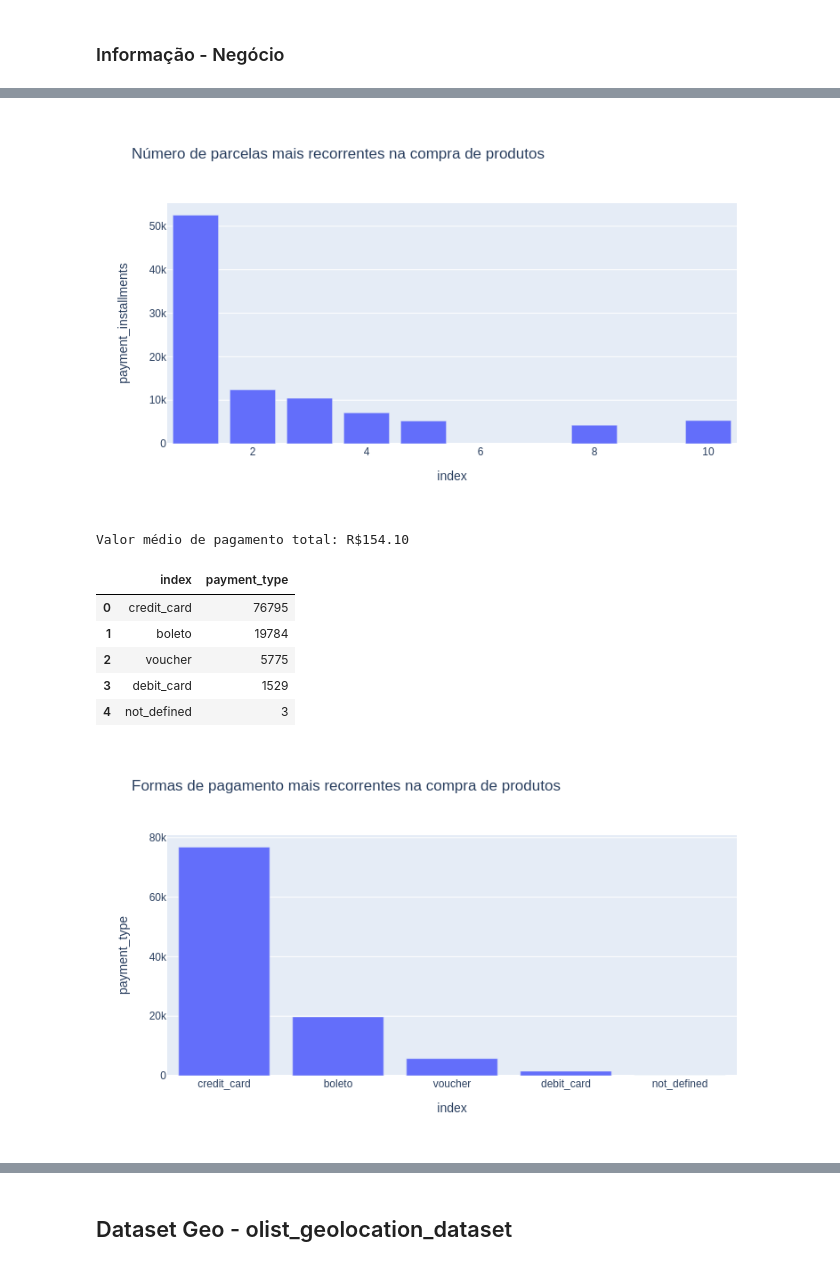
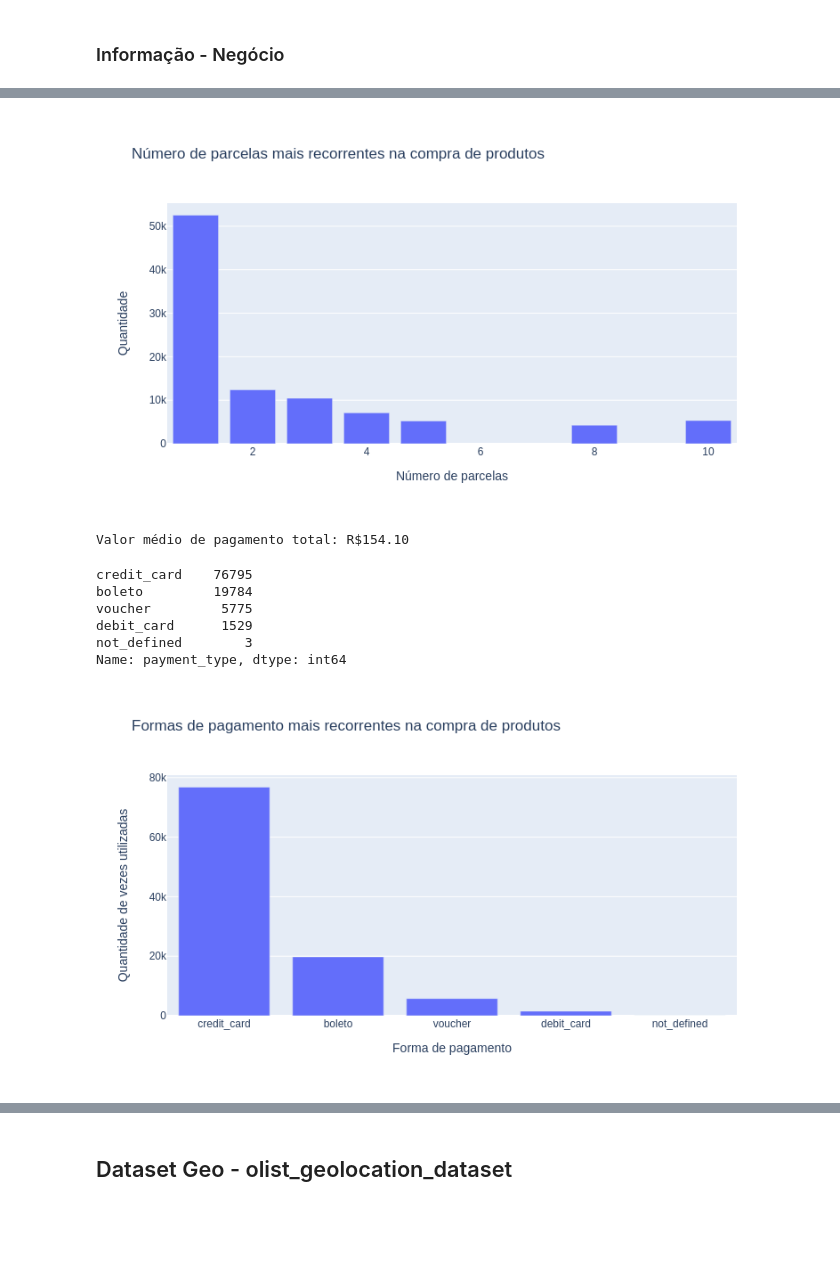
Before and after one commit to Lucas-Buk/Introducao-Ciencia-de-Dados, a Jupyter notebook: Aula_1_Exploração_Olist.ipynb, the cells around one changed output, grey strips where cells are left out. Saved outputs shown, nothing was run; the diff lists cells and outputs as text; code cells hidden in the pictures; blank space fills up the shorter version.

```diff
--- a/Aula_1_Exploração_Olist.ipynb
+++ b/Aula_1_Exploração_Olist.ipynb
@@ -713,27 +827,29 @@ df_parcelas.head(8)
 # %%
-fig = px.bar(df_parcelas.head(7), x='index', y='payment_installments', title= 'Número de parcelas mais recorrentes na compra de produtos')
+fig = px.bar(df_parcelas.head(7), y='payment_installments', title= 'Número de parcelas mais recorrentes na compra de produtos',
+             labels={'index': 'Número de parcelas', 'payment_installments': 'Quantidade'})
 gitly.show(fig)
 # %% [output]
-[figure, old version]
+[figure, new version]
 # %%
 # Pagamento médio
 print(f'Valor médio de pagamento total: R${df_compra_pagamentos.payment_value.mean():.2f}')
 # %% [output]
 Valor médio de pagamento total: R$154.10
 # %%
-df_metodo_pag = df_compra_pagamentos.payment_type.value_counts().reset_index()
+df_metodo_pag = df_compra_pagamentos.payment_type.value_counts()
 df_metodo_pag
 # %% [output]
-|  | index | payment_type |
-| 0 | credit_card | 76795 |
-| 1 | boleto | 19784 |
-| 2 | voucher | 5775 |
-| 3 | debit_card | 1529 |
-| 4 | not_defined | 3 |
+credit_card    76795
+boleto         19784
+voucher         5775
+debit_card      1529
+not_defined        3
+Name: payment_type, dtype: int64
 # %%
-fig = px.bar(df_metodo_pag, x='index', y='payment_type', title= 'Formas de pagamento mais recorrentes na compra de produtos')
+fig = px.bar(df_metodo_pag, y='payment_type', title= 'Formas de pagamento mais recorrentes na compra de produtos',
+             labels = {'index':'Forma de pagamento', 'payment_type':'Quantidade de vezes utilizadas'})
 gitly.show(fig)
 # %% [output]
-[figure, old version]
+[figure, new version]
 # %%
 # Parcelas por método de pagamento
```
Also changed, not shown: parts of 57 cells of this notebook.
